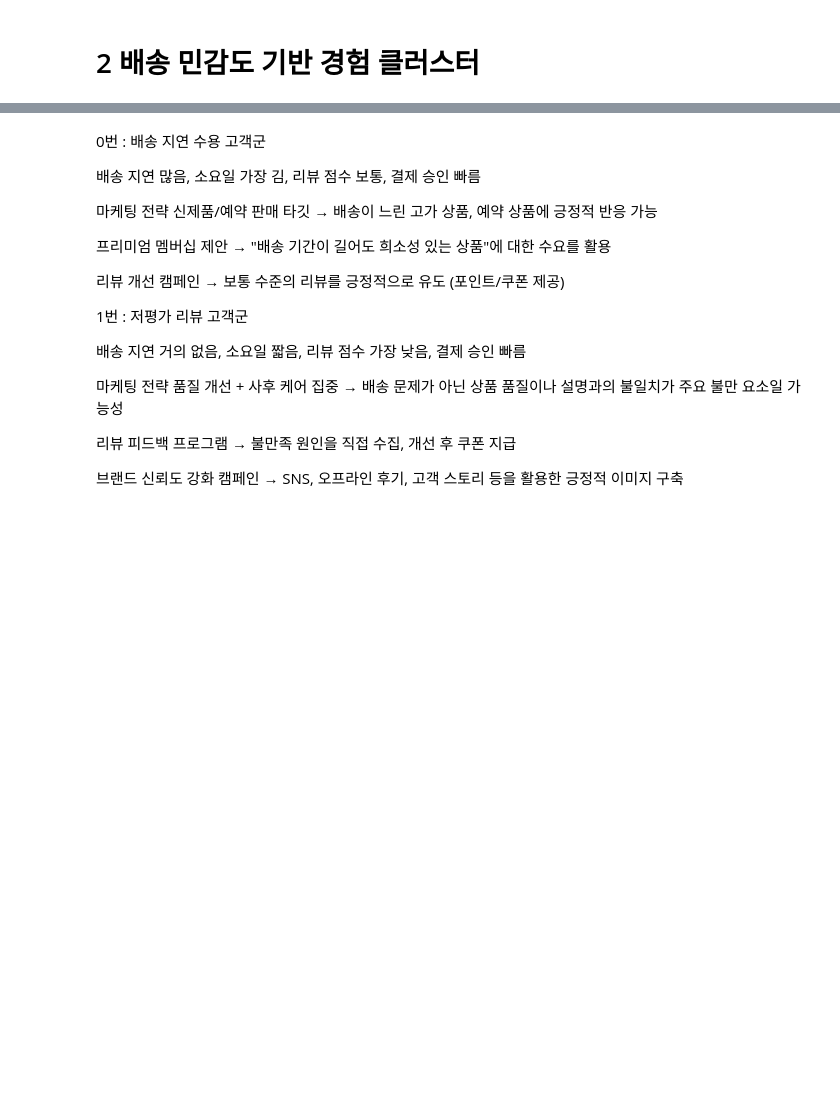
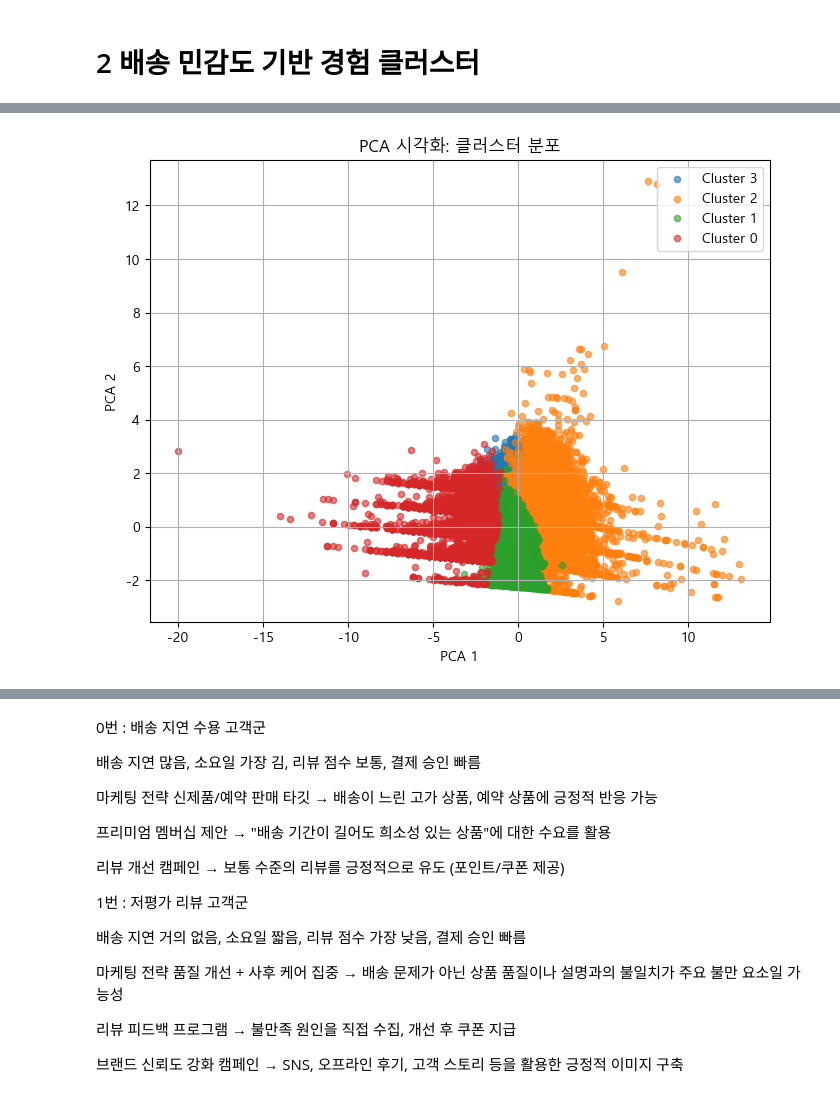
Before and after one commit to sasangkyoo/Marketing_proj, a Jupyter notebook: EDA_12_market.ipynb, the cells around one changed output, grey strips where cells are left out. Drawn from its saved outputs; the diff is of its cells as text; code cells hidden in the pictures; blank space fills up the shorter version.

```diff
--- a/EDA_12_market.ipynb
+++ b/EDA_12_market.ipynb
@@ -944,7 +894,7 @@ marketing_delivered['std_approval_delay_minutes'] = scaler.fit_transform(
 # 클러스터링용 데이터프레임 생성
 df_experience = marketing_delivered[[
     'std_delivery_delay_days', 'std_delivery_total_days',
-    'review_score', 'std_delay_rate','std_approval_delay_minutes'
+    'std_review_score', 'std_delay_rate','std_approval_delay_minutes'
 ]]
 
 print(df_experience.isnull().sum())
@@ -1022,23 +1008,32 @@ plt.show()
 # %%
-# PCA 적용 (2차원으로 축소)
+# PCA 적용
+pca_data = df_experience.drop(columns=['cluster'], errors='ignore')
+
+from sklearn.preprocessing import StandardScaler
+scaler = StandardScaler()
+pca_data_scaled = scaler.fit_transform(pca_data)
+
 pca = PCA(n_components=2)
-pca_result = pca.fit_transform(df_experience.drop(columns=['cluster'], errors='ignore'))
+pca_result = pca.fit_transform(pca_data_scaled)
+
 df_pca = pd.DataFrame(pca_result, columns=['PCA 1', 'PCA 2'])
-df_pca['cluster'] = df_experience['cluster']
+df_pca['cluster'] = df_experience['cluster'].values
 
-# 시각화
 plt.figure(figsize=(8,6))
 
 for cluster_id in df_pca['cluster'].unique():
     subset = df_pca[df_pca['cluster'] == cluster_id]
-    plt.scatter(subset['PCA 1'], subset['PCA 2'], s=20, alpha=0.6, label=f'Cluster {cluster_id}')
+    plt.scatter(subset['PCA 1'], subset['PCA 2'],
+                s=20, alpha=0.6, label=f'Cluster {cluster_id}')
 
 plt.title("PCA 시각화: 클러스터 분포")
 plt.xlabel("PCA 1")
 plt.ylabel("PCA 2")
 plt.legend()
 plt.grid(True)
 plt.show()
+# %% [output]
+[figure, added]
 # %%
 # 후보 변수 + 배송지연 변수 선택
 cols_for_corr = [
```
Also changed, not shown: parts of 17 cells of this notebook.
